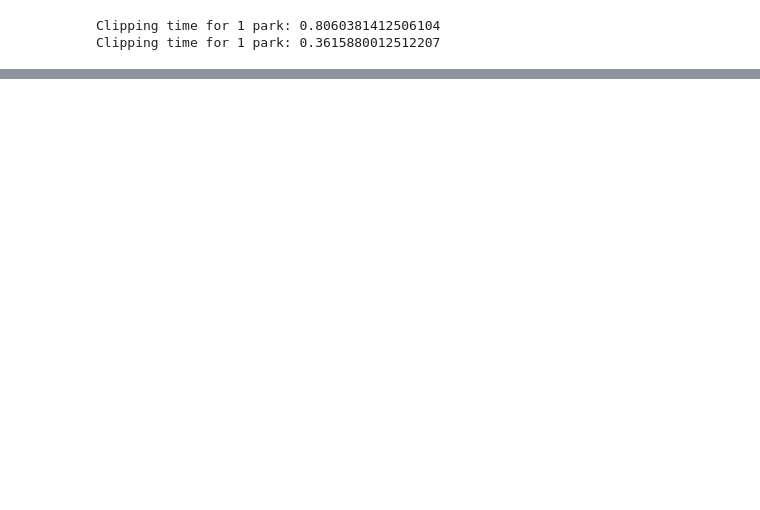
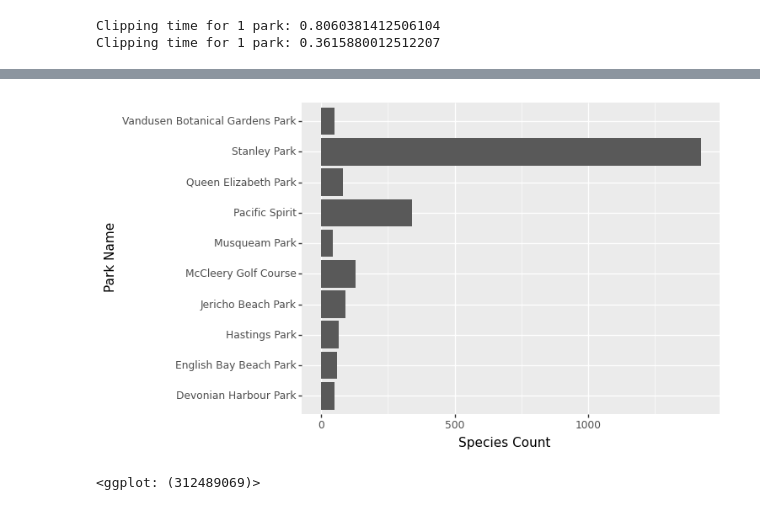
Before and after one commit to aromatic-toast/vancouver_park_biodiversity, a Jupyter notebook: doc/EDA.ipynb, the cells around one changed output, grey strips where cells are left out. Cells and saved outputs as stored; diff of their text form; code cells hidden in the pictures; blank space fills up the shorter version.

```diff
--- a/doc/EDA.ipynb
+++ b/doc/EDA.ipynb
@@ -234,0 +345,11 @@ add_species_counts(species_gdf=clipped_gbif, parks_gdf=truncated_parks)
+# %%
+top_ten_obs_count = parks_counts_gdf.sort_values(by='species_count', ascending=False).head(10)
+(ggplot(top_ten_obs_count) +
+    aes(x='park_name', y='species_count') +
+    geom_col() +
+    labs(x='Park Name',
+         y='Species Count') +
+    coord_flip())
+# %% [output]
+[figure, added]
+<ggplot: (312489069)>
```
Also changed, not shown: parts of 39 cells of this notebook.
